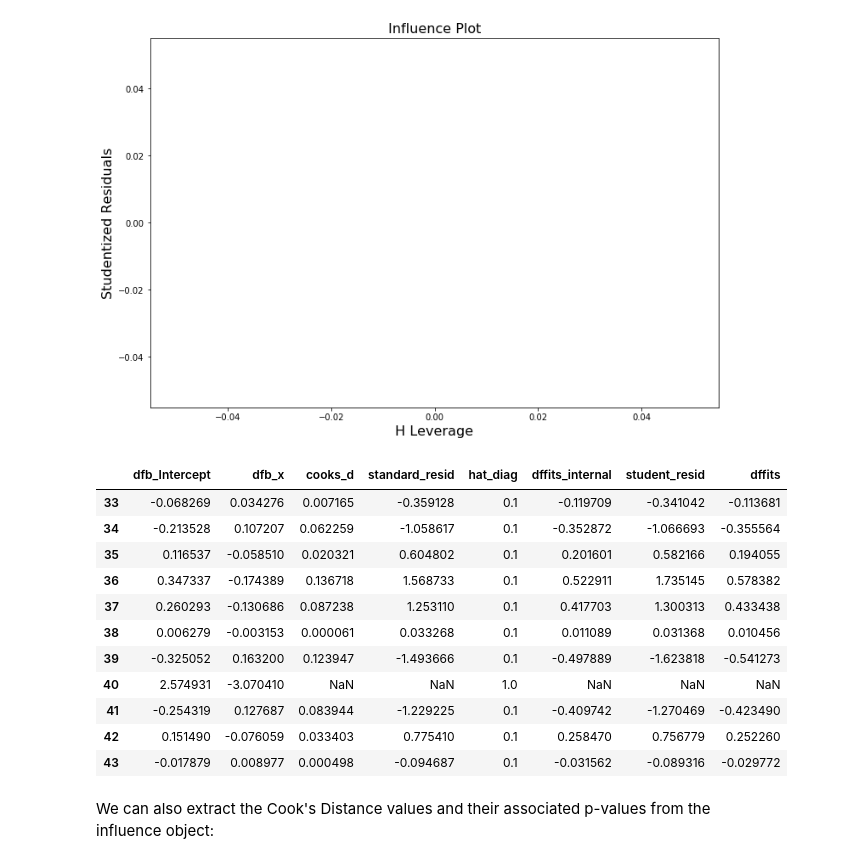
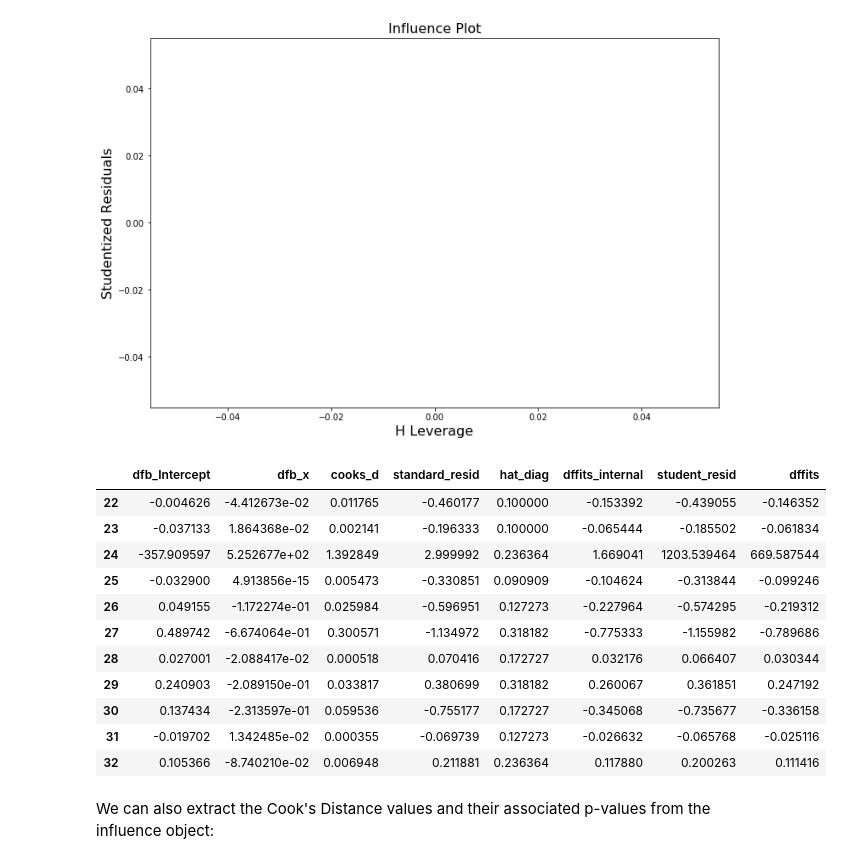
Before and after one commit to anhnguyendepocen/si370, a Jupyter notebook: 370_10_Stats_III-complete.ipynb, the cells around one changed output. Saved outputs shown, nothing was run; the diff lists cells and outputs as text; code cells hidden in the pictures.

```diff
--- a/370_10_Stats_III-complete.ipynb
+++ b/370_10_Stats_III-complete.ipynb
@@ -386,22 +462,22 @@ fig = sm.graphics.influence_plot(anscombe_4_lm, ax= ax, criterion="cooks",alpha=
 The rsquared value is 0.6667072568984653
 [figure]
 # %%
-infl = anscombe_4_lm.get_influence()
+infl = anscombe_3_lm.get_influence()
 sm_fr = infl.summary_frame()
 sm_fr
 # %% [output]
 |  | dfb_Intercept | dfb_x | cooks_d | standard_resid | hat_diag | dffits_internal | student_resid | dffits |
-| 33 | -0.068269 | 0.034276 | 0.007165 | -0.359128 | 0.1 | -0.119709 | -0.341042 | -0.113681 |
-| 34 | -0.213528 | 0.107207 | 0.062259 | -1.058617 | 0.1 | -0.352872 | -1.066693 | -0.355564 |
-| 35 | 0.116537 | -0.058510 | 0.020321 | 0.604802 | 0.1 | 0.201601 | 0.582166 | 0.194055 |
-| 36 | 0.347337 | -0.174389 | 0.136718 | 1.568733 | 0.1 | 0.522911 | 1.735145 | 0.578382 |
-| 37 | 0.260293 | -0.130686 | 0.087238 | 1.253110 | 0.1 | 0.417703 | 1.300313 | 0.433438 |
-| 38 | 0.006279 | -0.003153 | 0.000061 | 0.033268 | 0.1 | 0.011089 | 0.031368 | 0.010456 |
-| 39 | -0.325052 | 0.163200 | 0.123947 | -1.493666 | 0.1 | -0.497889 | -1.623818 | -0.541273 |
-| 40 | 2.574931 | -3.070410 | NaN | NaN | 1.0 | NaN | NaN | NaN |
-| 41 | -0.254319 | 0.127687 | 0.083944 | -1.229225 | 0.1 | -0.409742 | -1.270469 | -0.423490 |
-| 42 | 0.151490 | -0.076059 | 0.033403 | 0.775410 | 0.1 | 0.258470 | 0.756779 | 0.252260 |
-| 43 | -0.017879 | 0.008977 | 0.000498 | -0.094687 | 0.1 | -0.031562 | -0.089316 | -0.029772 |
+| 22 | -0.004626 | -4.412673e-02 | 0.011765 | -0.460177 | 0.100000 | -0.153392 | -0.439055 | -0.146352 |
+| 23 | -0.037133 | 1.864368e-02 | 0.002141 | -0.196333 | 0.100000 | -0.065444 | -0.185502 | -0.061834 |
+| 24 | -357.909597 | 5.252677e+02 | 1.392849 | 2.999992 | 0.236364 | 1.669041 | 1203.539464 | 669.587544 |
+| 25 | -0.032900 | 4.913856e-15 | 0.005473 | -0.330851 | 0.090909 | -0.104624 | -0.313844 | -0.099246 |
+| 26 | 0.049155 | -1.172274e-01 | 0.025984 | -0.596951 | 0.127273 | -0.227964 | -0.574295 | -0.219312 |
+| 27 | 0.489742 | -6.674064e-01 | 0.300571 | -1.134972 | 0.318182 | -0.775333 | -1.155982 | -0.789686 |
+| 28 | 0.027001 | -2.088417e-02 | 0.000518 | 0.070416 | 0.172727 | 0.032176 | 0.066407 | 0.030344 |
+| 29 | 0.240903 | -2.089150e-01 | 0.033817 | 0.380699 | 0.318182 | 0.260067 | 0.361851 | 0.247192 |
+| 30 | 0.137434 | -2.313597e-01 | 0.059536 | -0.755177 | 0.172727 | -0.345068 | -0.735677 | -0.336158 |
+| 31 | -0.019702 | 1.342485e-02 | 0.000355 | -0.069739 | 0.127273 | -0.026632 | -0.065768 | -0.025116 |
+| 32 | 0.105366 | -8.740210e-02 | 0.006948 | 0.211881 | 0.236364 | 0.117880 | 0.200263 | 0.111416 |
 # %% [markdown]
 We can also extract the Cook's Distance values and their associated p-values from the influence object:
 # %%
```
Also changed, not shown: parts of 12 cells of this notebook, 3 other files.
